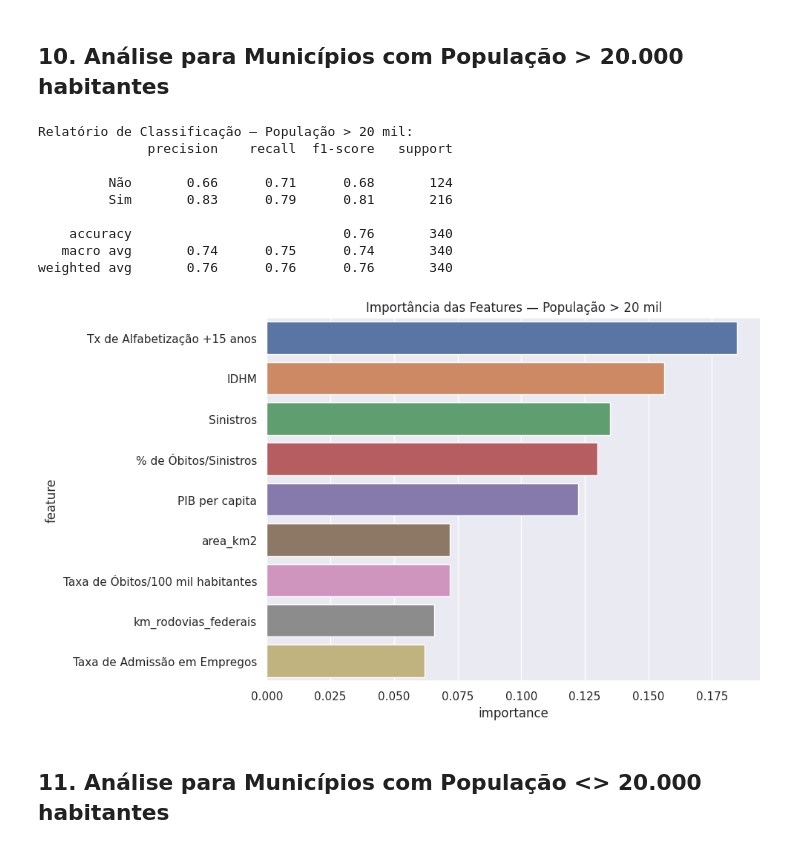
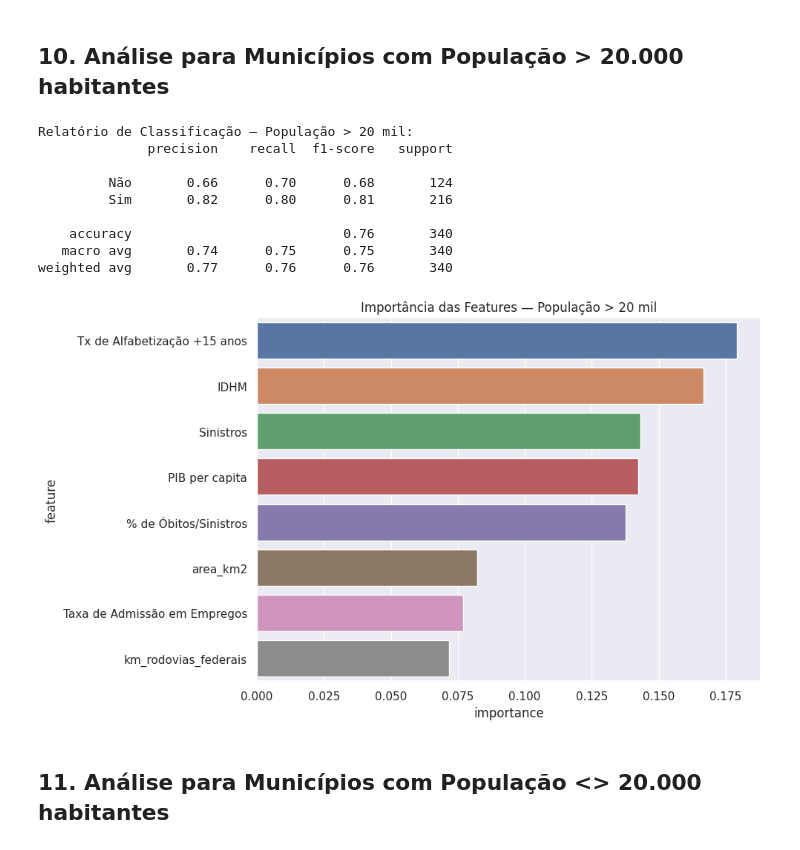
Before and after one commit to FauseSkyWalker/ML-Transportes, a Jupyter notebook: AnalisesEtapa1/PT3/Apresentacao_SNT copy.ipynb, the cells around one changed output. Cells and saved outputs as stored; diff of their text form; code cells hidden in the pictures.

```diff
--- a/Analises/PT3/Apresentacao_SNT copy.ipynb
+++ b/AnalisesEtapa1/PT3/Apresentacao_SNT copy.ipynb
@@ -61,3 +61,28 @@ Z-score Óbitos/Sinistros              0
 area_km2                             92
 km_rodovias_federais                 92
 dtype: int64
+# %%
+import pandas as pd
+
+# Função de classificação
+def classificar_pib_per_capita(valor):
+    if valor >= 100_000:
+        return "Altíssimo desenvolvimento"
+    elif valor >= 60_000:
+        return "Alto desenvolvimento"
+    elif valor >= 30_000:
+        return "Desenvolvimento intermediário"
+    elif valor >= 15_000:
+        return "Baixo desenvolvimento"
+    else:
+        return "Muito baixo desenvolvimento"
+
+# Supondo que seu DataFrame se chame df e tenha a coluna 'pib_per_capita'
+df['classe_pib_per_capita'] = df['PIB per capita'].apply(classificar_pib_per_capita)
+
+# Contagem de municípios por classe
+contagem_por_classe = df['classe_pib_per_capita'].value_counts().sort_index()
+
+# Exibir o resultado
+print("Quantidade de municípios por classificação de PIB per capita:\n")
+print(contagem_por_classe)
@@ -88,6 +123,10 @@ df = pd.get_dummies(df, columns=['UF', 'Estado'], drop_first=True)
 features = ['Sinistros','PIB per capita', 'Tx de Alfabetização +15 anos',
            'Taxa de Admissão em Empregos', 'IDHM',
            'Taxa de Óbitos/100 mil habitantes', '% de Óbitos/Sinistros',
+           'area_km2', 'km_rodovias_federais']
+
+features2 = ['Sinistros','PIB per capita', 'Tx de Alfabetização +15 anos',
+           'Taxa de Admissão em Empregos', 'IDHM',  '% de Óbitos/Sinistros',
            'area_km2', 'km_rodovias_federais']
 
 X = df[features]
@@ -265,7 +304,7 @@ weighted avg       0.87      0.86      0.87      1096
 df_acima_100k = df[df['População'] > 20000]
 
 # Preparação dos dados
-X = df_acima_100k[features]
+X = df_acima_100k[features2]
 y = df_acima_100k['Integrado ao SNT']
 
 X_train, X_test, y_train, y_test = train_test_split(X, y, test_size=0.2, random_state=42)
@@ -277,39 +316,39 @@ X_train_scaled = scaler.fit_transform(X_train_imputed)
 X_test_scaled = scaler.transform(X_test_imputed)
 
 # SMOTE
 X_train_resampled, y_train_resampled = smote.fit_resample(X_train_scaled, y_train)
 
 # Modelo
 rf_model = RandomForestClassifier(n_estimators=200, random_state=42)
 rf_model.fit(X_train_resampled, y_train_resampled)
 
 # Avaliação
 y_pred = rf_model.predict(X_test_scaled)
 print("\nRelatório de Classificação — População > 20 mil:")
 print(classification_report(y_test, y_pred))
 
 # Importância das features
 feature_importance = pd.DataFrame({
-    'feature': features,
+    'feature': features2,
     'importance': rf_model.feature_importances_
 }).sort_values('importance', ascending=False)
 
 plt.figure(figsize=(10, 6))
 sns.barplot(x='importance', y='feature', data=feature_importance)
 plt.title('Importância das Features — População > 20 mil')
 plt.tight_layout()
 plt.show()
 # %% [output]
 Relatório de Classificação — População > 20 mil:
               precision    recall  f1-score   support
 
-         Não       0.66      0.71      0.68       124
-         Sim       0.83      0.79      0.81       216
+         Não       0.66      0.70      0.68       124
+         Sim       0.82      0.80      0.81       216
 
     accuracy                           0.76       340
-   macro avg       0.74      0.75      0.74       340
-weighted avg       0.76      0.76      0.76       340
+   macro avg       0.74      0.75      0.75       340
+weighted avg       0.77      0.76      0.76       340
-[figure, old version]
+[figure, new version]
 # %% [markdown]
 ## 11. Análise para Municípios com População <> 20.000 habitantes
 # %%
```
Also changed, not shown: parts of 6 cells of this notebook, 9 other files.
